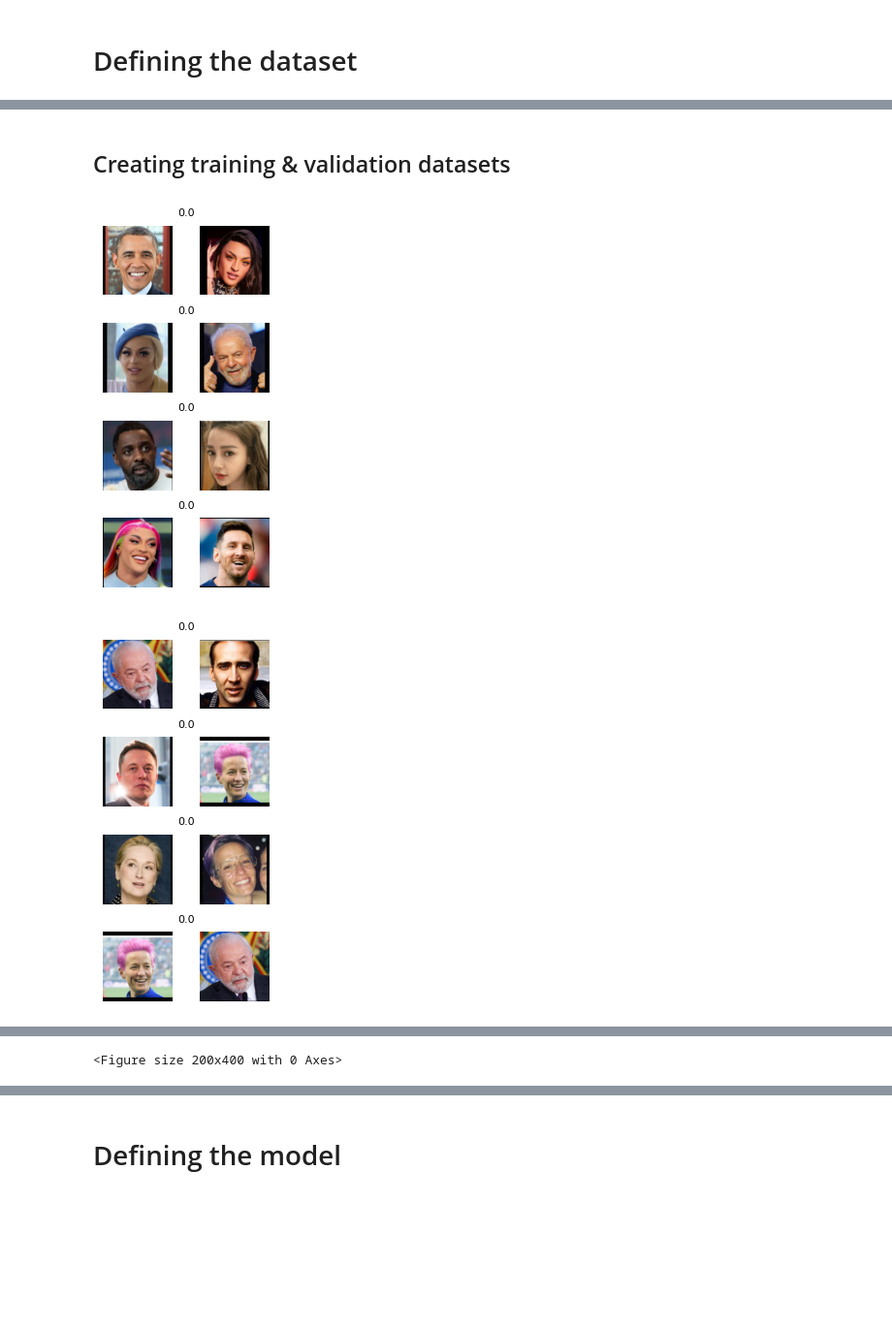
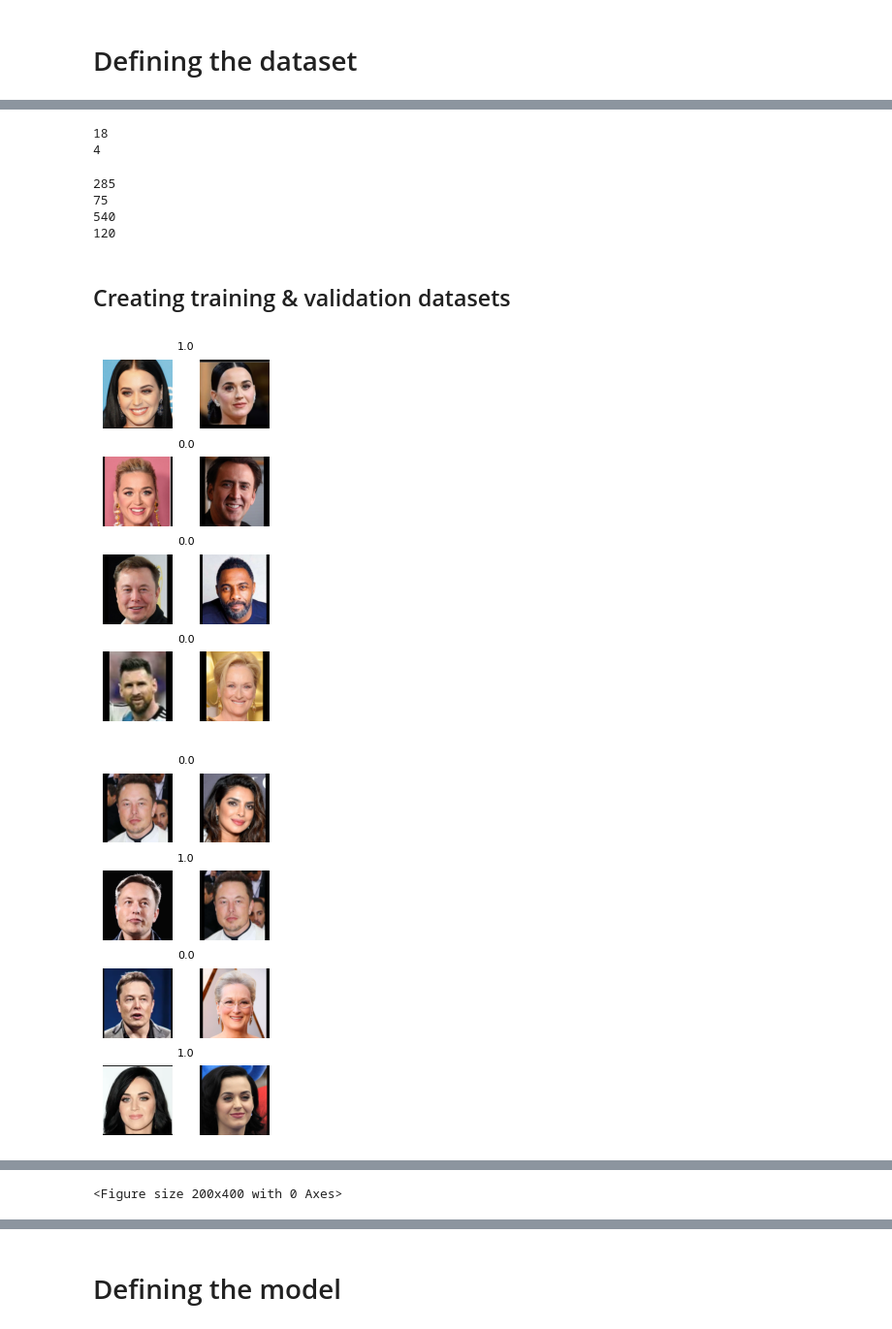
Before and after one commit to doleron/siamese-network-tutorial, a Jupyter notebook: siamese-network-tutorial.ipynb, the cells around one changed output, grey strips where cells are left out. Shown at 97% size. Cells and saved outputs as stored; diff of their text form; code cells hidden in the pictures; blank space fills up the shorter version.

Commit message:
fixing training/validation distribution

```diff
--- a/siamese-network-tutorial.ipynb
+++ b/siamese-network-tutorial.ipynb
@@ -54,24 +141,28 @@ We have a total of 4830 training pairs.
+# %%
+training_files = np.array(training_files)
+training_labels = np.array(training_labels)
+
+validation_files = np.array(validation_files)
+validation_labels = np.array(validation_labels)
+# %%
+
+tr_pairs, tr_y = create_pairs_on_set(training_files, training_labels)
+ts_pairs, ts_y = create_pairs_on_set(validation_files, validation_labels)
+# %% [output]
+18
+4
+# %%
+print(len(training_files))
+print(len(validation_files))
+print(len(tr_pairs))
+print(len(ts_pairs))
+# %% [output]
+285
+75
+540
+120
 # %% [markdown]
 ## Creating training & validation datasets
-# %%
-def set_label(pair):
-    '''zero for dissimilar pairs and one for similar ones. '''
-    label = 0.0
-    a = pair[0]
-    b = pair[1]
-    if a[0:a.rindex("/")] == b[0:b.rindex("/")]:
-        label = 1.0
-    return label
-
-random.shuffle(training_pairs)
-
-labels = list(map(set_label, training_pairs))
-
-training_size = int(80 * training_pairs_size / 100)
-validation_size = int(20 * training_pairs_size / 100)
-
-train_pairs, validation_pairs = training_pairs[0:training_size], training_pairs[training_size:]
-train_labels, validation_labels = labels[0:training_size], labels[training_size:]
 # %%
 INPUT_SIZE = 244
 TRAINING_BATCH_SIZE = 8
@@ -91,8 +182,8 @@ def load_images(pair):
 
 def build_training_dataset():
 
-    pairs_tensor = tf.convert_to_tensor(train_pairs)
-    labels_tensor = tf.convert_to_tensor(train_labels)
+    pairs_tensor = tf.convert_to_tensor(tr_pairs)
+    labels_tensor = tf.convert_to_tensor(tr_y)
 
     result = tf.data.Dataset.from_tensor_slices((pairs_tensor, labels_tensor))
 
@@ -110,8 +201,8 @@ VALIDATION_BATCH_SIZE = 2
 
 def build_validation_dataset():
 
-    pairs_tensor = tf.convert_to_tensor(validation_pairs)
-    labels_tensor = tf.convert_to_tensor(validation_labels)
+    pairs_tensor = tf.convert_to_tensor(ts_pairs)
+    labels_tensor = tf.convert_to_tensor(ts_y)
 
     result = tf.data.Dataset.from_tensor_slices((pairs_tensor, labels_tensor))
 
@@ -156,7 +247,7 @@ def visualize_dataset(dataset, instances, batch_size, rows_per_image):
                 subfigs = fig.subfigures(rows_per_image, img_size, wspace=0.07)
                 subfigs = subfigs.flatten()
 # %%
-visualize_dataset(train_ds, 1, TRAINING_BATCH_SIZE, 4)
+visualize_dataset(train_ds, 4, TRAINING_BATCH_SIZE, 4)
 # %% [output]
-[figure, old version]
+[figure, new version]
-[figure, old version]
+[figure, new version]
```
Also changed, not shown: parts of 23 cells of this notebook.
